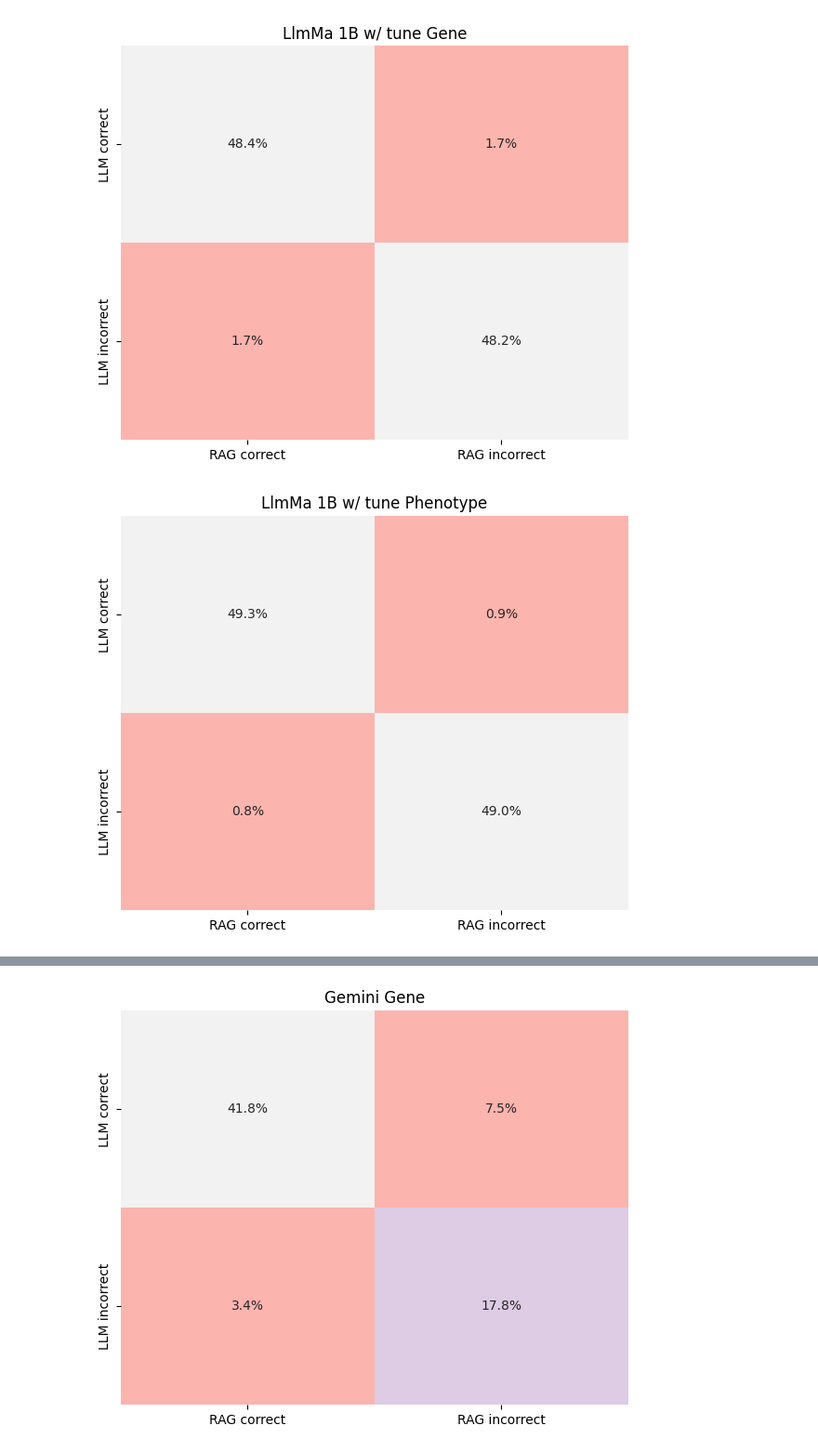
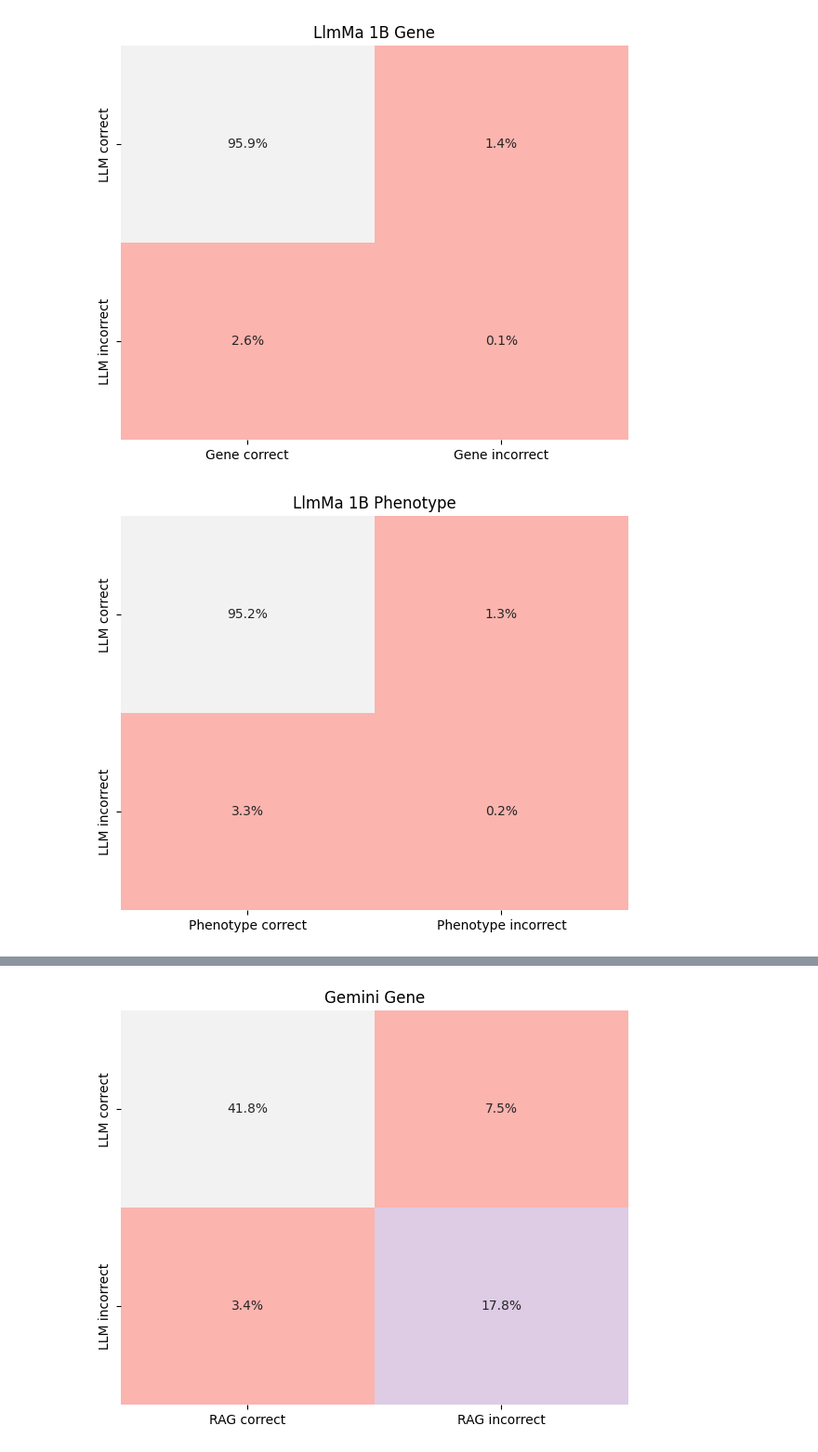
Before and after one commit to jesseliu0913/drug_repurpose, a Jupyter notebook: split_data/confusion_matrix.ipynb, the cells around one changed output, grey strips where cells are left out. Shown at 93% size. Saved outputs shown, nothing was run; the diff lists cells and outputs as text; code cells hidden in the pictures.

```diff
--- a/split_data/confusion_matrix.ipynb
+++ b/split_data/confusion_matrix.ipynb
@@ -24,9 +337,9 @@ def get_predictions(jsonl_data):
     return [clean_answer(entry.get('answer', '')) for entry in jsonl_data]
 
 # Load data
-csv_path = './test_data.csv'
-raw_path = '/playpen/jesse/drug_repurpose/split_data/results/llama32_1b_rawcot/raw.jsonl'
-gene_path = '/playpen/jesse/drug_repurpose/split_data/results/llama32_1b_rawcot/gene.jsonl'
+csv_path = './data_analysis/test_data.csv'
+raw_path = '/playpen/jesse/drug_repurpose/eval_results/results/llama32_1b/raw.jsonl'
+gene_path = '/playpen/jesse/drug_repurpose/eval_results/results/llama32_1b/gene.jsonl'
 
 ground_truth = get_ground_truth(csv_path)
 raw_preds = get_predictions(load_jsonl(raw_path))
@@ -69,13 +382,13 @@ labels = [[f"{v}%" for v in row] for row in data]
 
 plt.figure(figsize=(6, 5))
 sns.heatmap(data, annot=labels, fmt='', cmap='Pastel1', cbar=False,
-            xticklabels=["RAG correct", "RAG incorrect"],
+            xticklabels=["Gene correct", "Gene incorrect"],
             yticklabels=["LLM correct", "LLM incorrect"])
-plt.title("LlmMa 1B w/ tune Gene")
+plt.title("LlmMa 1B Gene")
 plt.tight_layout()
 plt.show()
 # %% [output]
-[figure, old version]
+[figure, new version]
 # %%
 import pandas as pd
 import json
@@ -102,9 +415,9 @@ def get_predictions(jsonl_data):
     return [clean_answer(entry.get('answer', '')) for entry in jsonl_data]
 
 # Load data
-csv_path = './test_data.csv'
-raw_path = '/playpen/jesse/drug_repurpose/split_data/results/llama32_1b_rawcot/raw.jsonl'
-gene_path = '/playpen/jesse/drug_repurpose/split_data/results/llama32_1b_rawcot/phenotype.jsonl'
+csv_path = './data_analysis/test_data.csv'
+raw_path = '/playpen/jesse/drug_repurpose/eval_results/results/llama32_1b/raw.jsonl'
+gene_path = '/playpen/jesse/drug_repurpose/eval_results/results/llama32_1b/phenotype.jsonl'
 
 ground_truth = get_ground_truth(csv_path)
 raw_preds = get_predictions(load_jsonl(raw_path))
@@ -124,36 +437,36 @@ for gt, raw, gene in zip(ground_truth, raw_preds, gene_preds):
     raw_correct = (raw == gt)
     gene_correct = (gene == gt)
 
     if gene_correct and raw_correct:
         matrix["LLM correct / RAG correct"] += 1
     elif gene_correct and not raw_correct:
         matrix["LLM correct / RAG incorrect"] += 1
     elif not gene_correct and raw_correct:
         matrix["LLM incorrect / RAG correct"] += 1
     else:
         matrix["LLM incorrect / RAG incorrect"] += 1
 
 # Normalize to percentages
 for key in matrix:
     matrix[key] = round((matrix[key] / total) * 100, 1)
 
 # Build matrix for plotting
 data = [
     [matrix["LLM correct / RAG correct"], matrix["LLM correct / RAG incorrect"]],
     [matrix["LLM incorrect / RAG correct"], matrix["LLM incorrect / RAG incorrect"]]
 ]
 
 labels = [[f"{v}%" for v in row] for row in data]
 
 plt.figure(figsize=(6, 5))
 sns.heatmap(data, annot=labels, fmt='', cmap='Pastel1', cbar=False,
-            xticklabels=["RAG correct", "RAG incorrect"],
+            xticklabels=["Phenotype correct", "Phenotype incorrect"],
             yticklabels=["LLM correct", "LLM incorrect"])
-plt.title("LlmMa 1B w/ tune Phenotype")
+plt.title("LlmMa 1B Phenotype")
 plt.tight_layout()
 plt.show()
 # %% [output]
-[figure, old version]
+[figure, new version]
 # %%
 import pandas as pd
 import json
```
Also changed, not shown: parts of 13 cells of this notebook, 3 other files.
